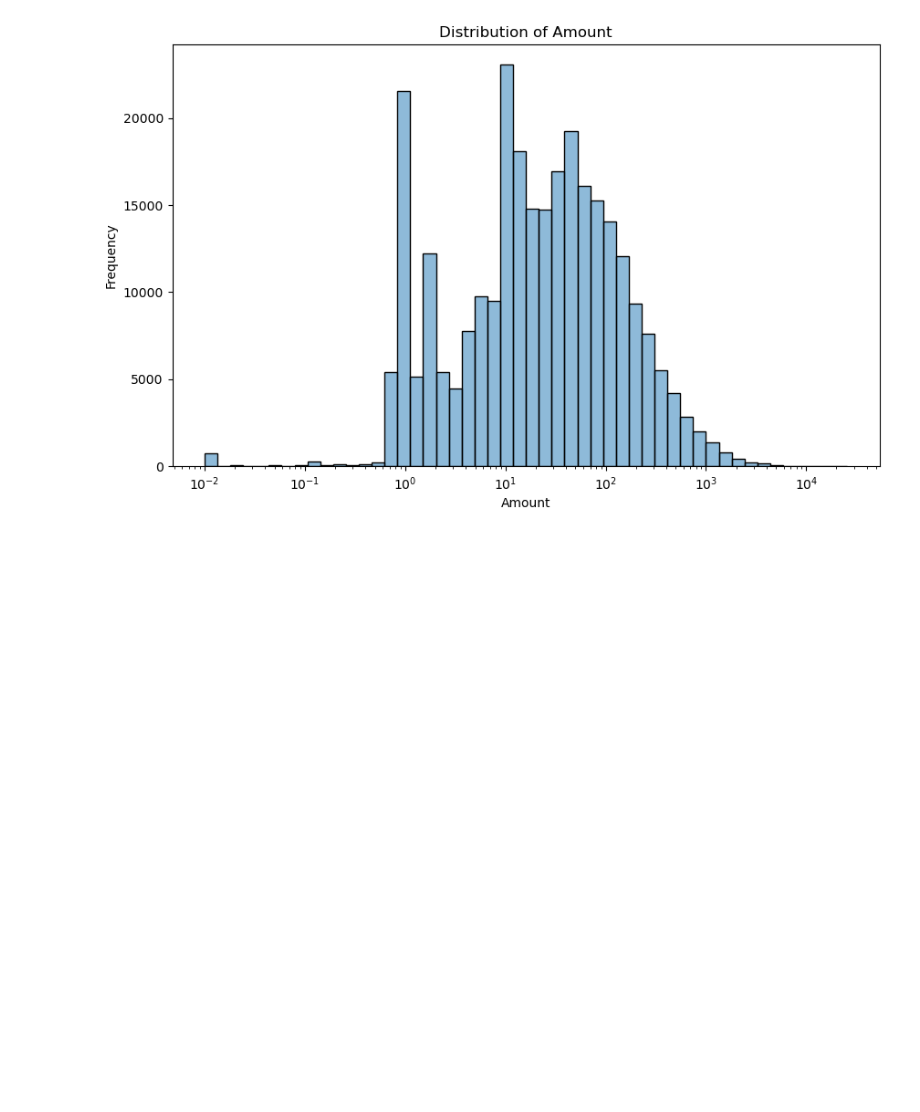
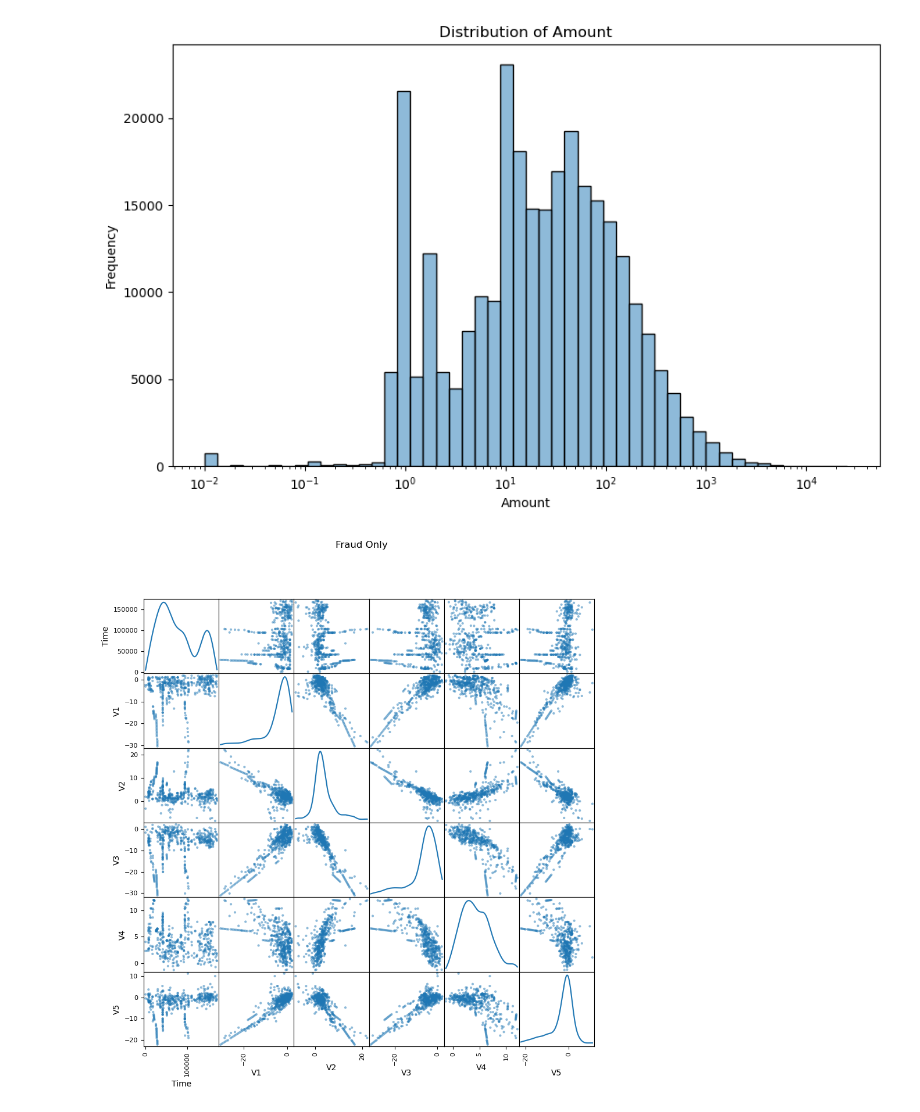
Before and after one commit to abdelrahman611982/Credit-Card-Fraud-Detection, a Jupyter notebook: Credit Card Fraud Detection.ipynb, the cells around one changed output. Saved outputs shown, nothing was run; the diff lists cells and outputs as text; code cells hidden in the pictures; blank space fills up the shorter version.

```diff
--- a/Credit Card Fraud Detection.ipynb
+++ b/Credit Card Fraud Detection.ipynb
@@ -4,7 +4,7 @@ import numpy as np
 import matplotlib.pyplot as plt
 import seaborn as sns
 # %%
-df = pd.read_csv('creditcard.csv')
+df = pd.read_csv("data/creditcard.csv")
 # Show all columns
 pd.options.display.max_columns = None
 df.head()
@@ -88,3 +88,12 @@ plt.ylabel('Frequency')
 plt.show()
 # %% [output]
 [figure]
+# %%
+df_fraud = df[df['Class'] == 1]
+df_normal = df[df['Class'] == 0].sample(5000, random_state=42)
+
+pd.plotting.scatter_matrix(df_fraud.iloc[:, :6], figsize=(10,10), diagonal='kde')
+plt.suptitle("Fraud Only")
+plt.show()
+# %% [output]
+[figure, added]
```
Also changed, not shown: parts of 2 cells of this notebook.
